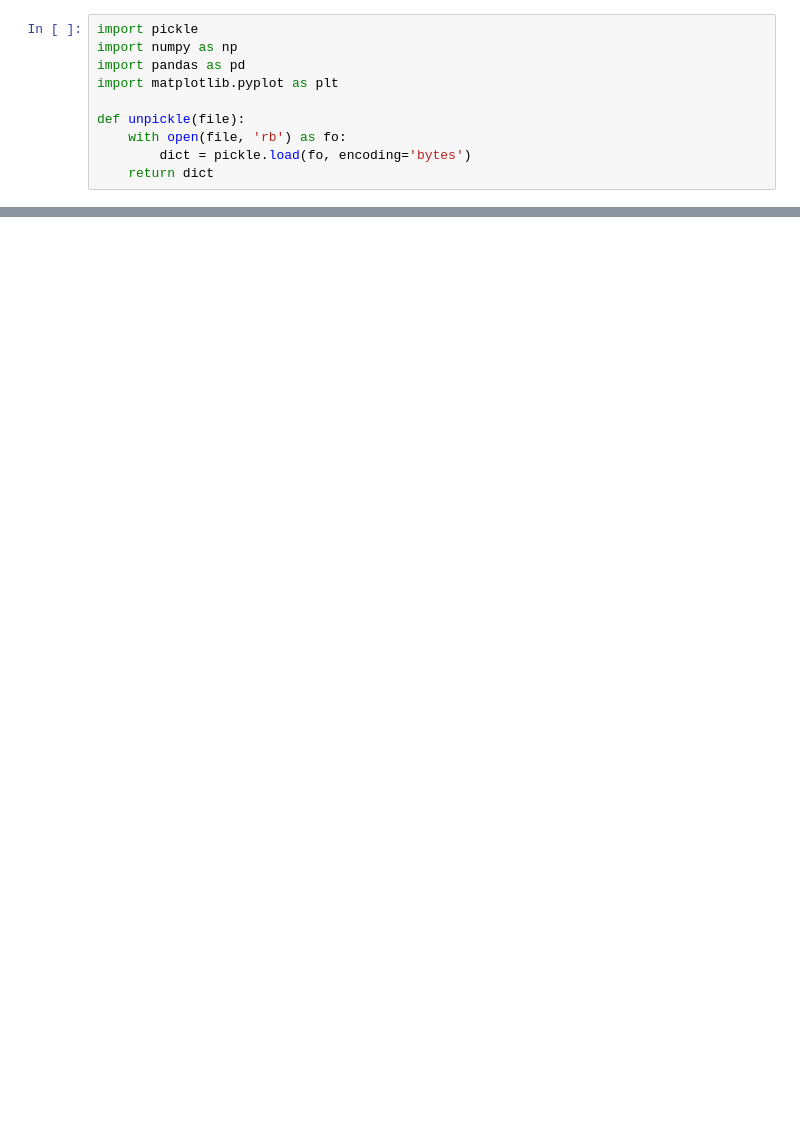
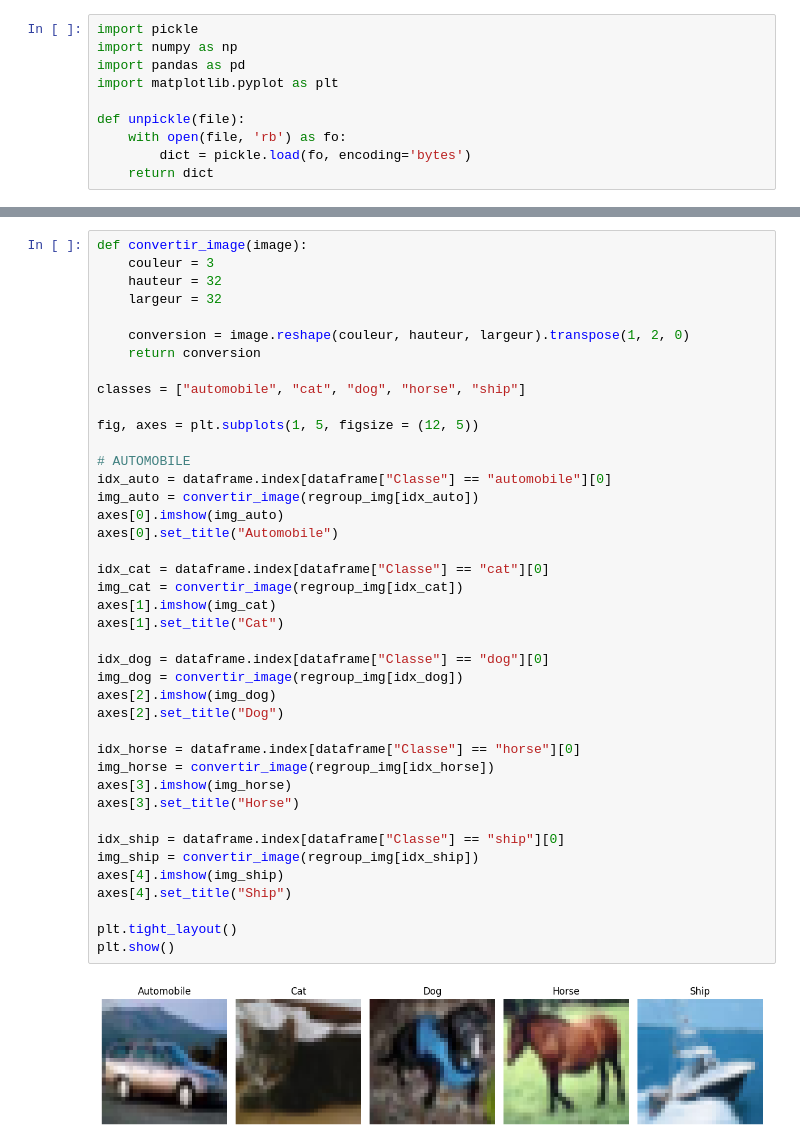
Before and after one commit to bag-hub/projetIA, a Jupyter notebook: projet.ipynb, the cells around one changed output, grey strips where cells are left out. Drawn from its saved outputs; the diff is of its cells as text; blank space fills up the shorter version.

```diff
--- a/projet.ipynb
+++ b/projet.ipynb
@@ -86,0 +82,43 @@ Name: count, dtype: int64
+# %%
+def convertir_image(image):
+    couleur = 3
+    hauteur = 32
+    largeur = 32
+
+    conversion = image.reshape(couleur, hauteur, largeur).transpose(1, 2, 0)
+    return conversion
+
+classes = ["automobile", "cat", "dog", "horse", "ship"]
+
+fig, axes = plt.subplots(1, 5, figsize = (12, 5))
+
+# AUTOMOBILE
+idx_auto = dataframe.index[dataframe["Classe"] == "automobile"][0]
+img_auto = convertir_image(regroup_img[idx_auto])
+axes[0].imshow(img_auto)
+axes[0].set_title("Automobile")
+
+idx_cat = dataframe.index[dataframe["Classe"] == "cat"][0]
+img_cat = convertir_image(regroup_img[idx_cat])
+axes[1].imshow(img_cat)
+axes[1].set_title("Cat")
+
+idx_dog = dataframe.index[dataframe["Classe"] == "dog"][0]
+img_dog = convertir_image(regroup_img[idx_dog])
+axes[2].imshow(img_dog)
+axes[2].set_title("Dog")
+
+idx_horse = dataframe.index[dataframe["Classe"] == "horse"][0]
+img_horse = convertir_image(regroup_img[idx_horse])
+axes[3].imshow(img_horse)
+axes[3].set_title("Horse")
+
+idx_ship = dataframe.index[dataframe["Classe"] == "ship"][0]
+img_ship = convertir_image(regroup_img[idx_ship])
+axes[4].imshow(img_ship)
+axes[4].set_title("Ship")
+
+plt.tight_layout()
+plt.show()
+# %% [output]
+[figure, added]
```
Also changed, not shown: parts of 1 cell of this notebook.
